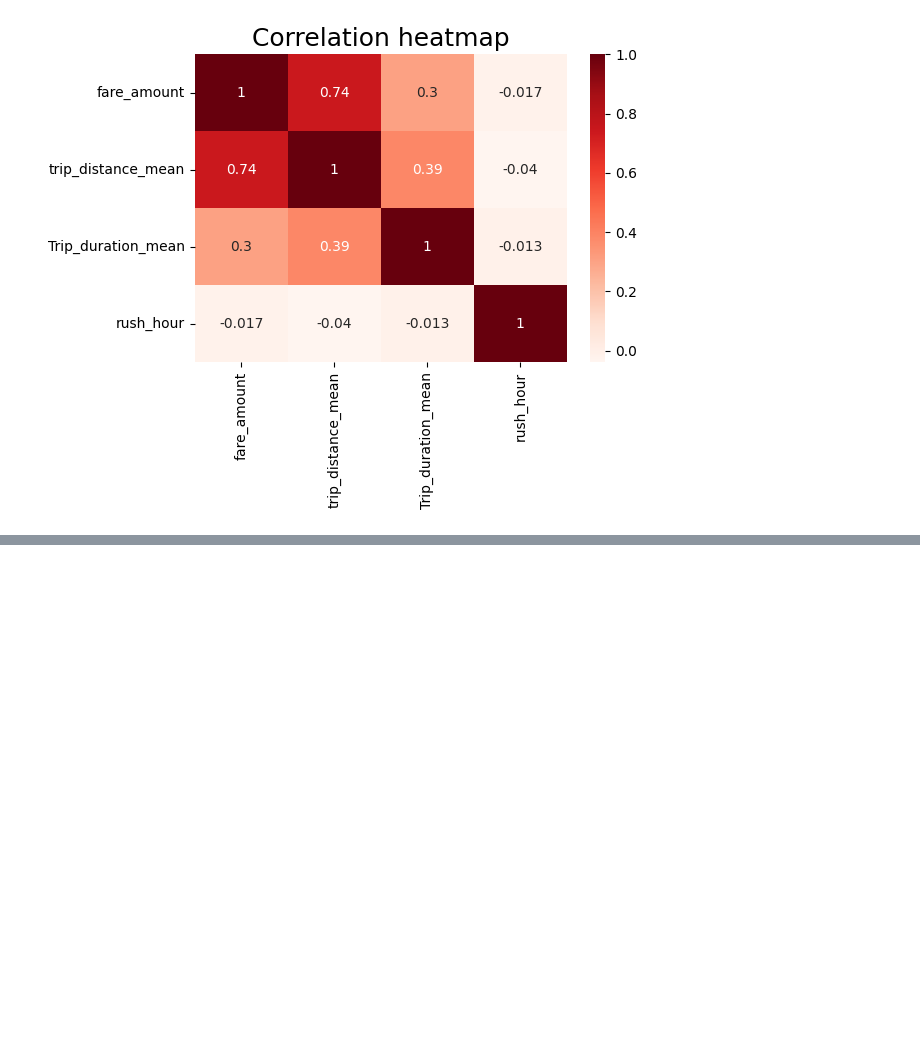
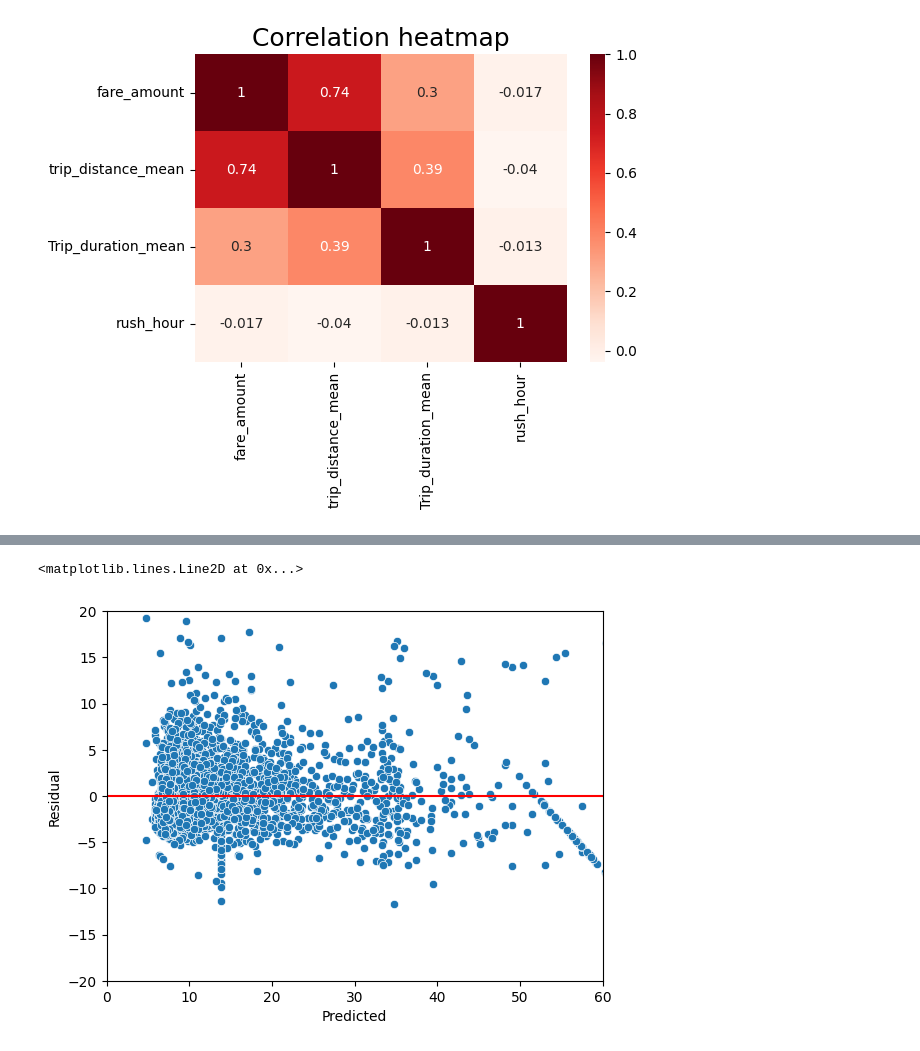
Before and after one commit to AfobCode/LearningPython, a Jupyter notebook: Automatidata/code/RegressionAnalysis.ipynb, the cells around one changed output, grey strips where cells are left out. Cells and saved outputs as stored; diff of their text form; code cells hidden in the pictures; blank space fills up the shorter version.

```diff
--- a/Automatidata/code/RegressionAnalysis.ipynb
+++ b/Automatidata/code/RegressionAnalysis.ipynb
@@ -598,0 +722,13 @@ plt.show()
+# %%
+sns.scatterplot(
+    x = fareAmount_results['Predicted'],
+    y = fareAmount_results['Residual']
+)
+
+plt.xlim(0,60)
+plt.ylim(-20, 20)
+
+plt.axhline(0,color = 'red')
+# %% [output]
+<matplotlib.lines.Line2D at 0x...>
+[figure, added]
```
Also changed, not shown: parts of 14 cells of this notebook.
